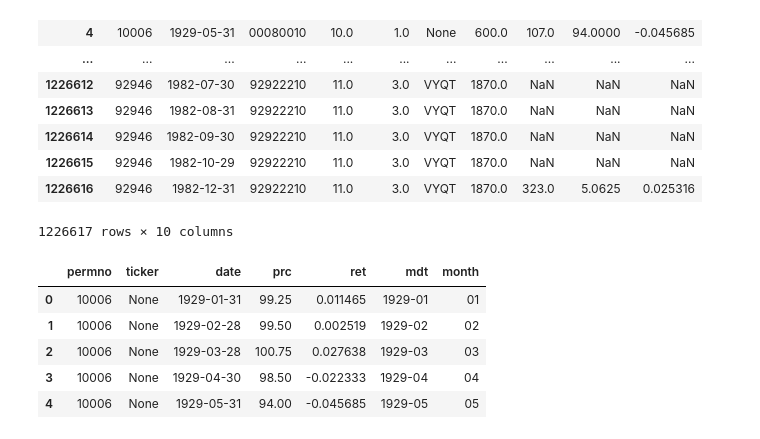
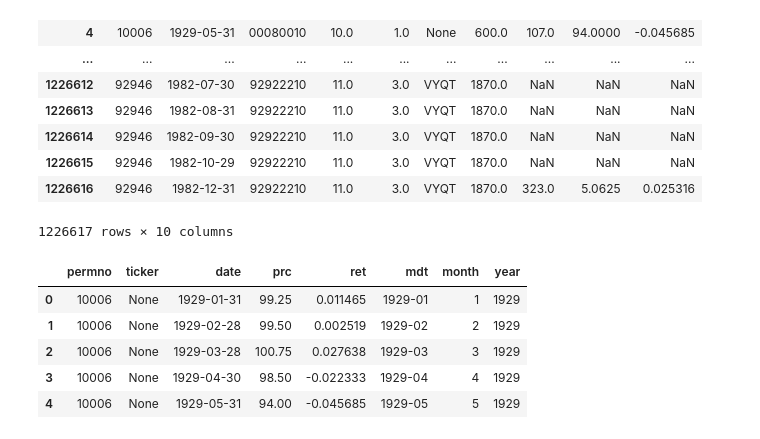
Before and after one commit to andrewhall1124/pairs_trading, a Jupyter notebook: research/notebooks/exp_reversal.ipynb, the cells around one changed output. Saved outputs shown, nothing was run; the diff lists cells and outputs as text; code cells hidden in the pictures.

```diff
--- a/research/notebooks/exp_reversal.ipynb
+++ b/research/notebooks/exp_reversal.ipynb
@@ -50,17 +50,19 @@ df
 # %%
 # Cleaning
 
 df = df[['permno', 'ticker', 'date', 'prc', 'ret']].copy()
 
-df['mdt'] = pd.to_datetime(df['date']).dt.strftime("%Y-%m")
-df['month'] = pd.to_datetime(df['date']).dt.strftime("%m")
+df['mdt'] = df['date'].dt.strftime("%Y-%m")
+df['month'] = df['date'].dt.month
+df['year'] = df['date'].dt.year
+
 
 df.head()
 # %% [output]
-|  | permno | ticker | date | prc | ret | mdt | month |
-| 0 | 10006 | None | 1929-01-31 | 99.25 | 0.011465 | 1929-01 | 01 |
-| 1 | 10006 | None | 1929-02-28 | 99.50 | 0.002519 | 1929-02 | 02 |
-| 2 | 10006 | None | 1929-03-28 | 100.75 | 0.027638 | 1929-03 | 03 |
-| 3 | 10006 | None | 1929-04-30 | 98.50 | -0.022333 | 1929-04 | 04 |
-| 4 | 10006 | None | 1929-05-31 | 94.00 | -0.045685 | 1929-05 | 05 |
+|  | permno | ticker | date | prc | ret | mdt | month | year |
+| 0 | 10006 | None | 1929-01-31 | 99.25 | 0.011465 | 1929-01 | 1 | 1929 |
+| 1 | 10006 | None | 1929-02-28 | 99.50 | 0.002519 | 1929-02 | 2 | 1929 |
+| 2 | 10006 | None | 1929-03-28 | 100.75 | 0.027638 | 1929-03 | 3 | 1929 |
+| 3 | 10006 | None | 1929-04-30 | 98.50 | -0.022333 | 1929-04 | 4 | 1929 |
+| 4 | 10006 | None | 1929-05-31 | 94.00 | -0.045685 | 1929-05 | 5 | 1929 |
 # %%
```
Also changed, not shown: parts of 4 cells of this notebook.
